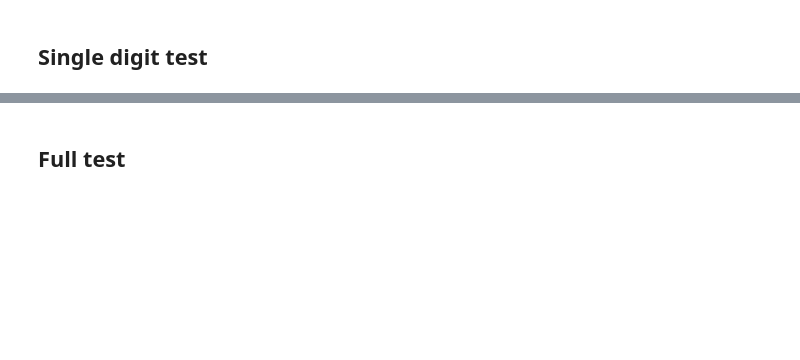
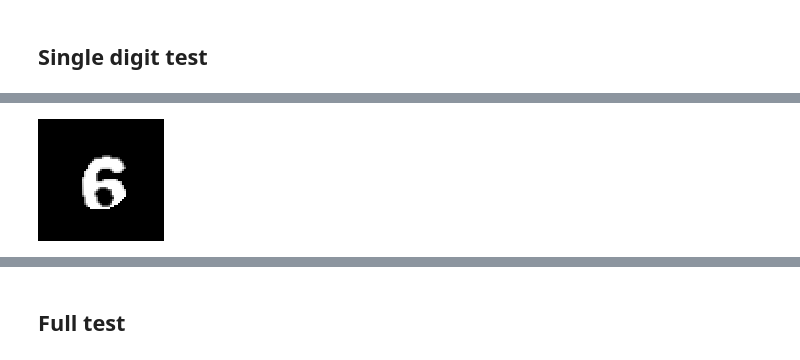
Before and after one commit to LiorSinai/SudokuReader-Julia, a Jupyter notebook: DigitDetector.ipynb, the cells around one changed output, grey strips where cells are left out. Saved outputs shown, nothing was run; the diff lists cells and outputs as text; code cells hidden in the pictures; blank space fills up the shorter version.

```diff
--- a/DigitDetector.ipynb
+++ b/DigitDetector.ipynb
@@ -163,3 +163,10 @@ digit
+# %%
+h = size(RoI, 1)
+w = size(RoI, 2)
+kernel = make_circle_kernel(h, w, min(h, w) * 0.25)
+Gray.(kernel .* RoI)
+# %% [output]
+[figure, added]
 # %%
 height, width = size(digit)
 pad = floor(Int, 0.1 * max(height, width))
```
Also changed, not shown: parts of 8 cells of this notebook, 9 other files.
